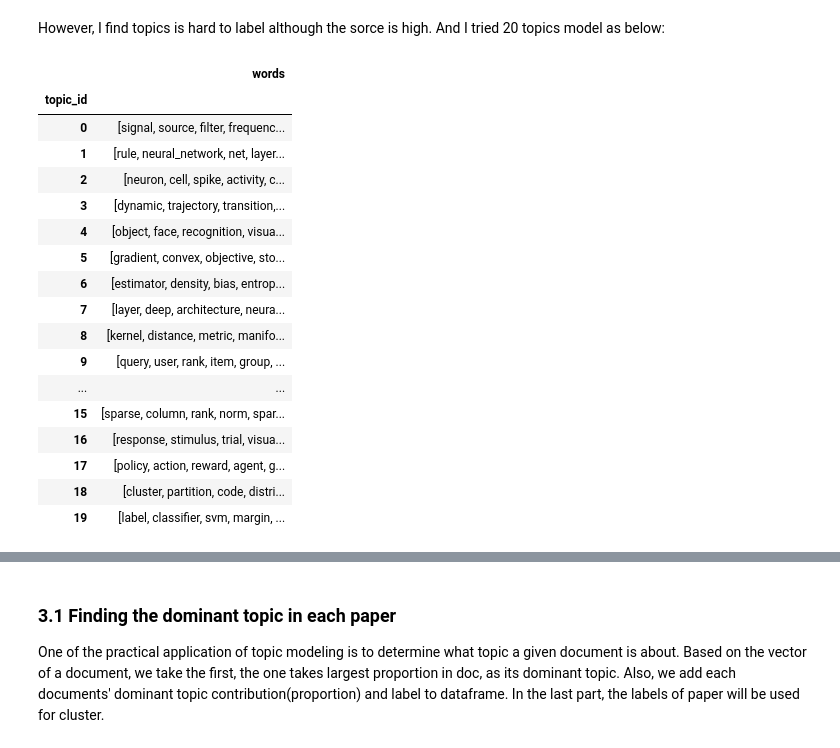
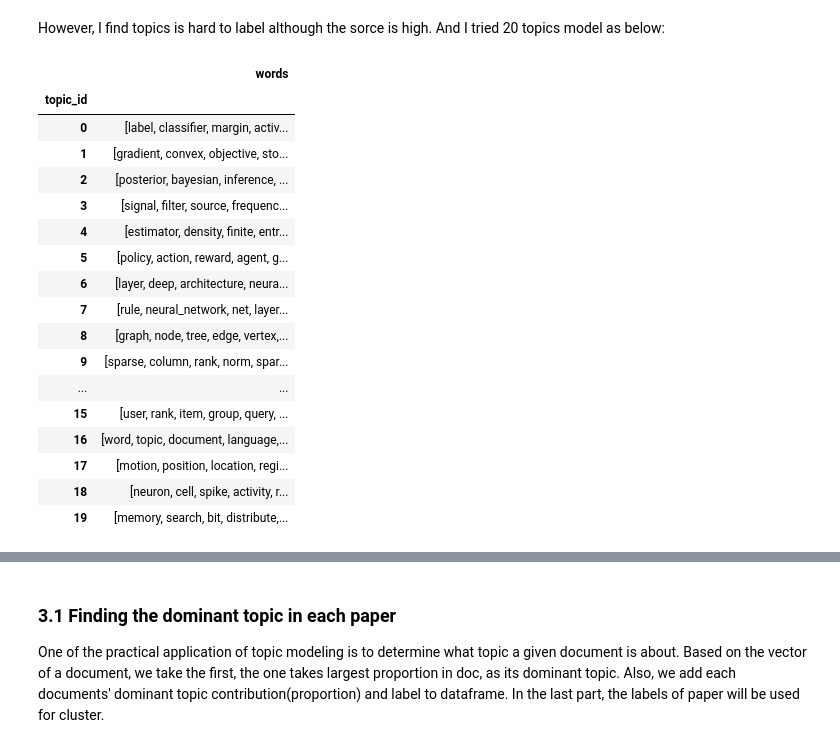
Before and after one commit to sting1000/ntds_project, a Jupyter notebook: topic_exploration.ipynb, the cells around one changed output, grey strips where cells are left out. Drawn from its saved outputs; the diff is of its cells as text; code cells hidden in the pictures.

```diff
--- a/topic_exploration.ipynb
+++ b/topic_exploration.ipynb
@@ -452,55 +452,56 @@ df_topic_word
 # %% [markdown]
 However, I find topics is hard to label although the sorce is high. And I tried 20 topics model as below:
 # %%
-ldamallet.save('model_20.ldamodel')
+model_20 = gensim.models.wrappers.LdaMallet('./mallet/bin/mallet', corpus=corpus, num_topics=20, id2word=id2word)
+model_20.save('model_20.ldamodel')
 model = gensim.models.wrappers.LdaMallet.load('model_20.ldamodel')
 
 # Select the model and print the topics
 optimal_model = model#model_list[int((topic_num.value - start.value)/step.value)]
 optimal_topic_num = topic_num.value
 model_topics = optimal_model.show_topics(formatted=False)
 # pprint(optimal_model.print_topics(num_words=10))
 
 from collections import Counter
 import matplotlib.colors as mcolors
 
 topics = optimal_model.show_topics(num_topics=optimal_topic_num, formatted=False)
 data_flat = [w for w_list in texts for w in w_list]
 counter = Counter(data_flat)
 
 out = []
 for i, topic in topics:
     for word, weight in topic:
         out.append([word, i , weight, counter[word]])
 
 df = pd.DataFrame(out, columns=['word', 'topic_id', 'importance', 'word_count'])
 pd.options.display.max_rows
 pd.set_option('display.max_colwidth', -1)
 
 def concat(batch):
     return [w for w in batch.word]
 df_topic_word = pd.DataFrame(df.groupby('topic_id').apply(concat))
 df_topic_word.columns = ['words']
 df_topic_word
 # %% [output]
 |  | words |
 | topic_id |  |
-| 0 | [signal, source, filter, frequenc... |
-| 1 | [rule, neural_network, net, layer... |
-| 2 | [neuron, cell, spike, activity, c... |
-| 3 | [dynamic, trajectory, transition,... |
-| 4 | [object, face, recognition, visua... |
-| 5 | [gradient, convex, objective, sto... |
-| 6 | [estimator, density, bias, entrop... |
-| 7 | [layer, deep, architecture, neura... |
-| 8 | [kernel, distance, metric, manifo... |
-| 9 | [query, user, rank, item, group, ... |
+| 0 | [label, classifier, margin, activ... |
+| 1 | [gradient, convex, objective, sto... |
+| 2 | [posterior, bayesian, inference, ... |
+| 3 | [signal, filter, source, frequenc... |
+| 4 | [estimator, density, finite, entr... |
+| 5 | [policy, action, reward, agent, g... |
+| 6 | [layer, deep, architecture, neura... |
+| 7 | [rule, neural_network, net, layer... |
+| 8 | [graph, node, tree, edge, vertex,... |
+| 9 | [sparse, column, rank, norm, spar... |
 | ... | ... |
-| 15 | [sparse, column, rank, norm, spar... |
-| 16 | [response, stimulus, trial, visua... |
-| 17 | [policy, action, reward, agent, g... |
-| 18 | [cluster, partition, code, distri... |
-| 19 | [label, classifier, svm, margin, ... |
+| 15 | [user, rank, item, group, query, ... |
+| 16 | [word, topic, document, language,... |
+| 17 | [motion, position, location, regi... |
+| 18 | [neuron, cell, spike, activity, r... |
+| 19 | [memory, search, bit, distribute,... |
 # %%
 labels= []
 for i in range(20):
```
Also changed, not shown: parts of 22 cells of this notebook, 9 other files.
